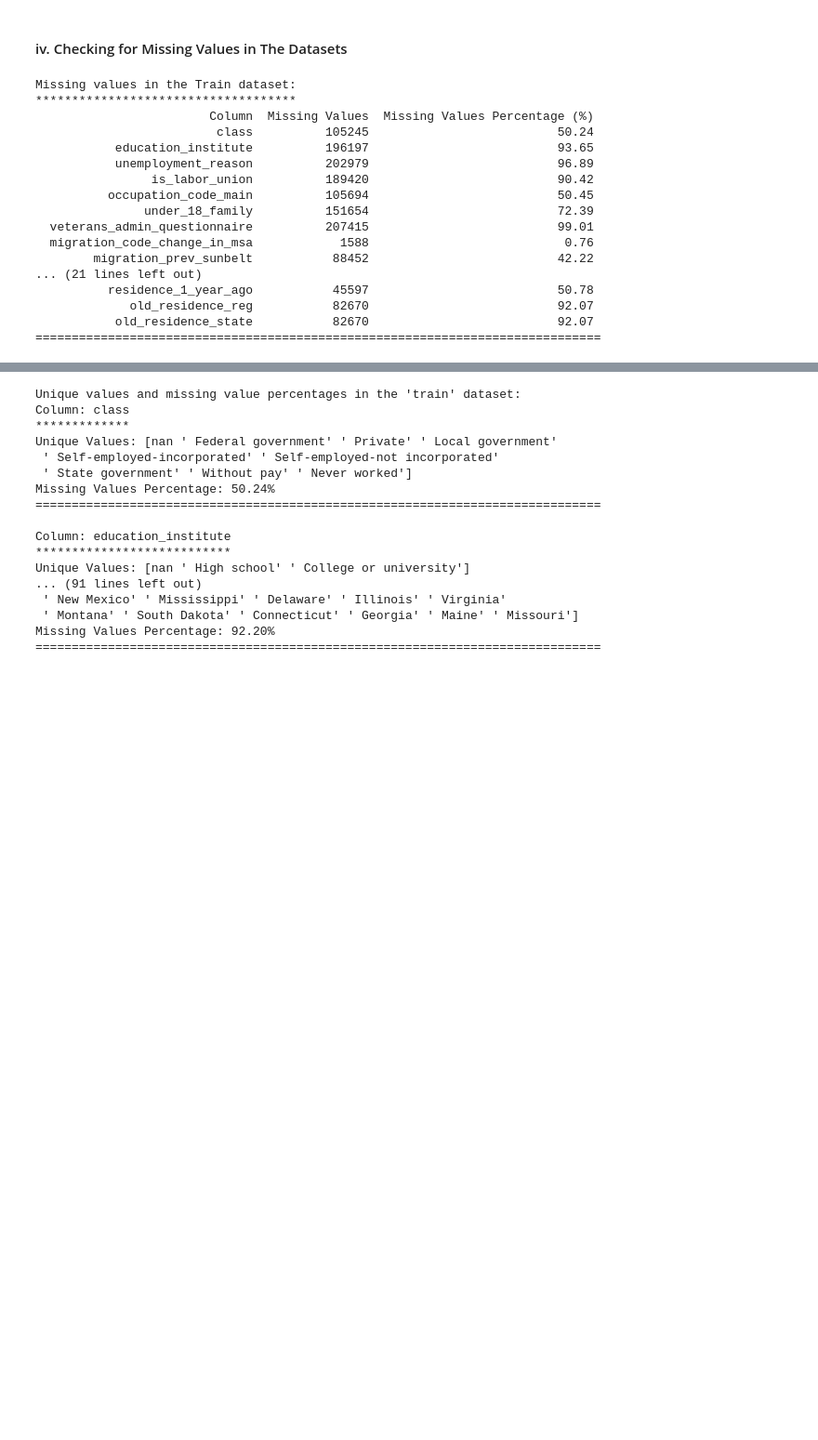
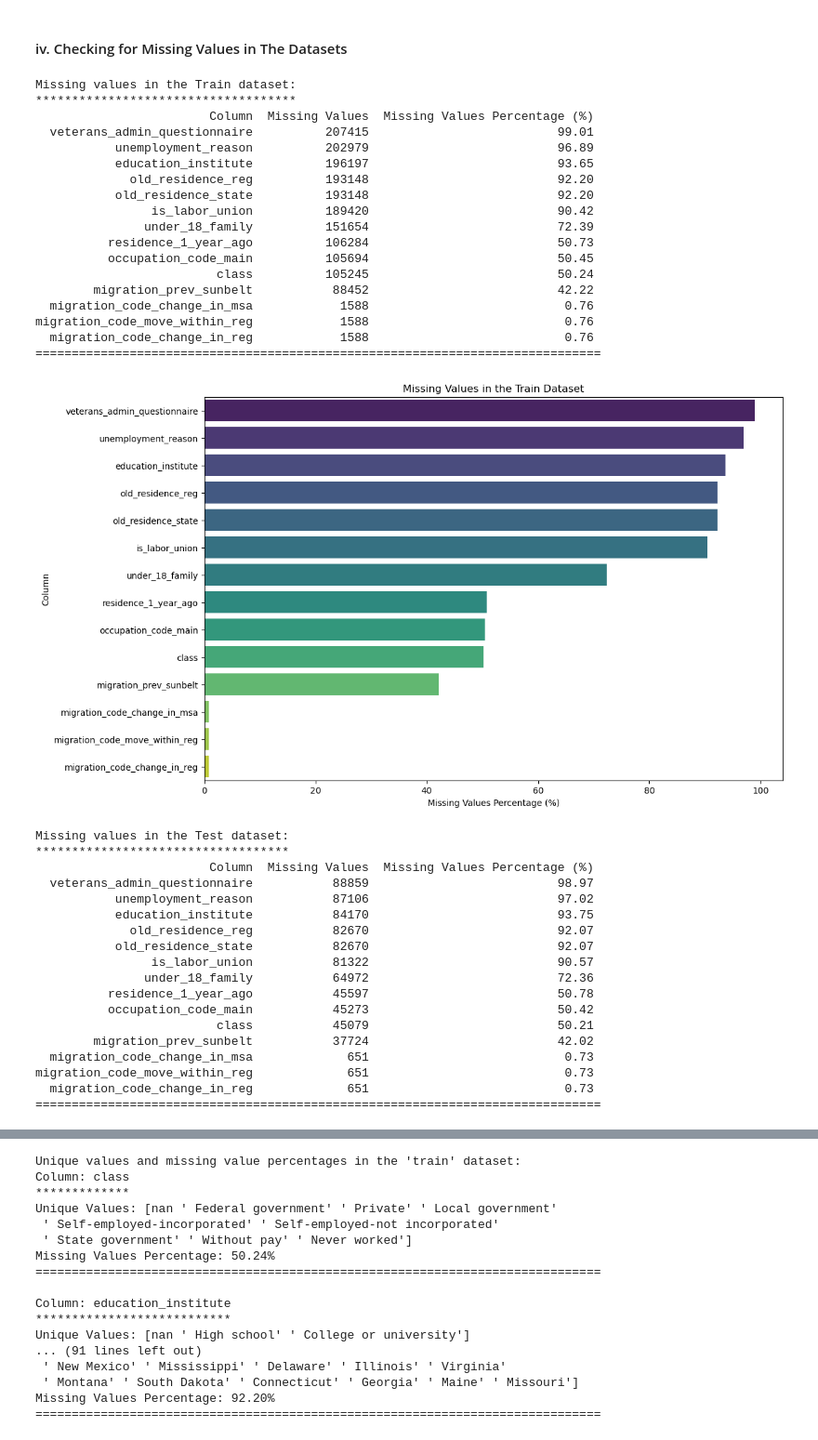
Before and after one commit to rasmodev/Income-Prediction-Challenge-For-Azubian, a Jupyter notebook: Income_Prediction.ipynb, the cells around one changed output, grey strips where cells are left out. Shown: that part at 93% size. Drawn from its saved outputs; the diff is of its cells as text; code cells hidden in the pictures; blank space fills up the shorter version.

Commit message:
Jupyter Notebook of Trained Model

```diff
--- a/Income_Prediction.ipynb
+++ b/Income_Prediction.ipynb
@@ -95,7 +134,7 @@ These variable definitions provide a clear understanding of the features and tar
 #### Train Dataset
 # %%
 # Reading train dataset
-train_df = pd.read_csv('Train.csv')
+train_df = pd.read_csv('data/Train.csv')
 train_df.head()
 # %% [output]
 |  | ID | age | gender | education | class | education_institute | marital_status | race | ... |
@@ -109,7 +148,7 @@ train_df.head()
 #### Test Dataset
 # %%
 # Reading test dataset
-test_df = pd.read_csv('Test.csv')
+test_df = pd.read_csv('data/Test.csv')
 test_df.head()
 # %% [output]
 |  | ID | age | gender | education | class | education_institute | marital_status | race | ... |
@@ -300,42 +341,76 @@ def show_missing_values(datasets):
 
         # Check if there are any columns with missing values
         if not missing_values.empty:
 
             # Calculate the percentage of missing values
             missing_percentages = ((missing_values / len(data)) * 100).round(2)
 
-            # Display the columns with missing values, the count of missing values, and their percentages
+            # Create a DataFrame with columns sorted by missing values percentage (highest to lowest)
             missing_info = pd.DataFrame({
                 'Column': missing_values.index,
                 'Missing Values': missing_values,
                 'Missing Values Percentage (%)': missing_percentages
             })
+
+            # Sort the DataFrame by missing values percentage in descending order
+            missing_info = missing_info.sort_values(by='Missing Values Percentage (%)', ascending=False)
 
             # Use to_string to remove index column
             print(missing_info.to_string(index=False))
             print('===' * 26)
         else:
             # If no missing values found, indicate that
             print("No missing values found.")
         print()
+        # Set the plot size
+        plt.figure(figsize=(12, 8))
+
+        # Create a horizontal bar graph with the Viridis palette
+        ax = sns.barplot(x="Missing Values Percentage (%)", y="Column", data=missing_info, palette="viridis")
+
+        # Set the axis labels and title
+        ax.set(xlabel="Missing Values Percentage (%)", ylabel="Column", title=f"Missing Values in the {name.capitalize()} Dataset")
+
+        # Display the plot
+        plt.show()
 
 # Call the function to show missing values in the datasets
 show_missing_values(datasets)
 # %% [output]
 Missing values in the Train dataset:
 ************************************
                         Column  Missing Values  Missing Values Percentage (%)
+  veterans_admin_questionnaire          207415                          99.01
+           unemployment_reason          202979                          96.89
+           education_institute          196197                          93.65
+             old_residence_reg          193148                          92.20
+           old_residence_state          193148                          92.20
+                is_labor_union          189420                          90.42
+               under_18_family          151654                          72.39
+          residence_1_year_ago          106284                          50.73
+          occupation_code_main          105694                          50.45
                          class          105245                          50.24
-           education_institute          196197                          93.65
-           unemployment_reason          202979                          96.89
-                is_labor_union          189420                          90.42
-          occupation_code_main          105694                          50.45
-               under_18_family          151654                          72.39
-  veterans_admin_questionnaire          207415                          99.01
+        migration_prev_sunbelt           88452                          42.22
   migration_code_change_in_msa            1588                           0.76
-        migration_prev_sunbelt           88452                          42.22
-... (21 lines left out)
-          residence_1_year_ago           45597                          50.78
-             old_residence_reg           82670                          92.07
-           old_residence_state           82670                          92.07
+migration_code_move_within_reg            1588                           0.76
+  migration_code_change_in_reg            1588                           0.76
 ==============================================================================
+[figure, added]
+Missing values in the Test dataset:
+***********************************
+                        Column  Missing Values  Missing Values Percentage (%)
+  veterans_admin_questionnaire           88859                          98.97
+           unemployment_reason           87106                          97.02
+           education_institute           84170                          93.75
+             old_residence_reg           82670                          92.07
+           old_residence_state           82670                          92.07
+                is_labor_union           81322                          90.57
+               under_18_family           64972                          72.36
+          residence_1_year_ago           45597                          50.78
+          occupation_code_main           45273                          50.42
+                         class           45079                          50.21
+        migration_prev_sunbelt           37724                          42.02
+  migration_code_change_in_msa             651                           0.73
+migration_code_move_within_reg             651                           0.73
+  migration_code_change_in_reg             651                           0.73
+==============================================================================
```
Also changed, not shown: parts of 104 cells of this notebook.
